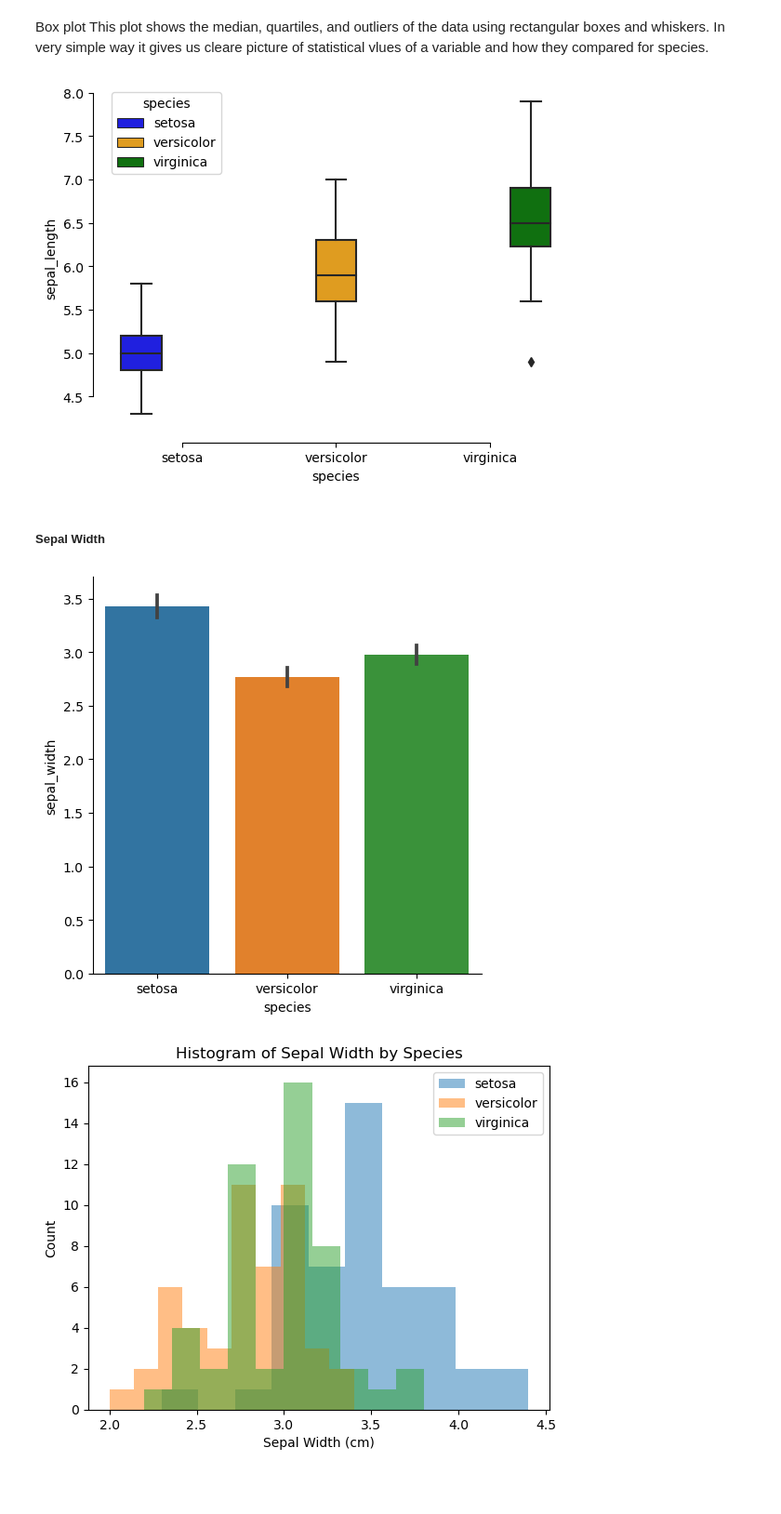
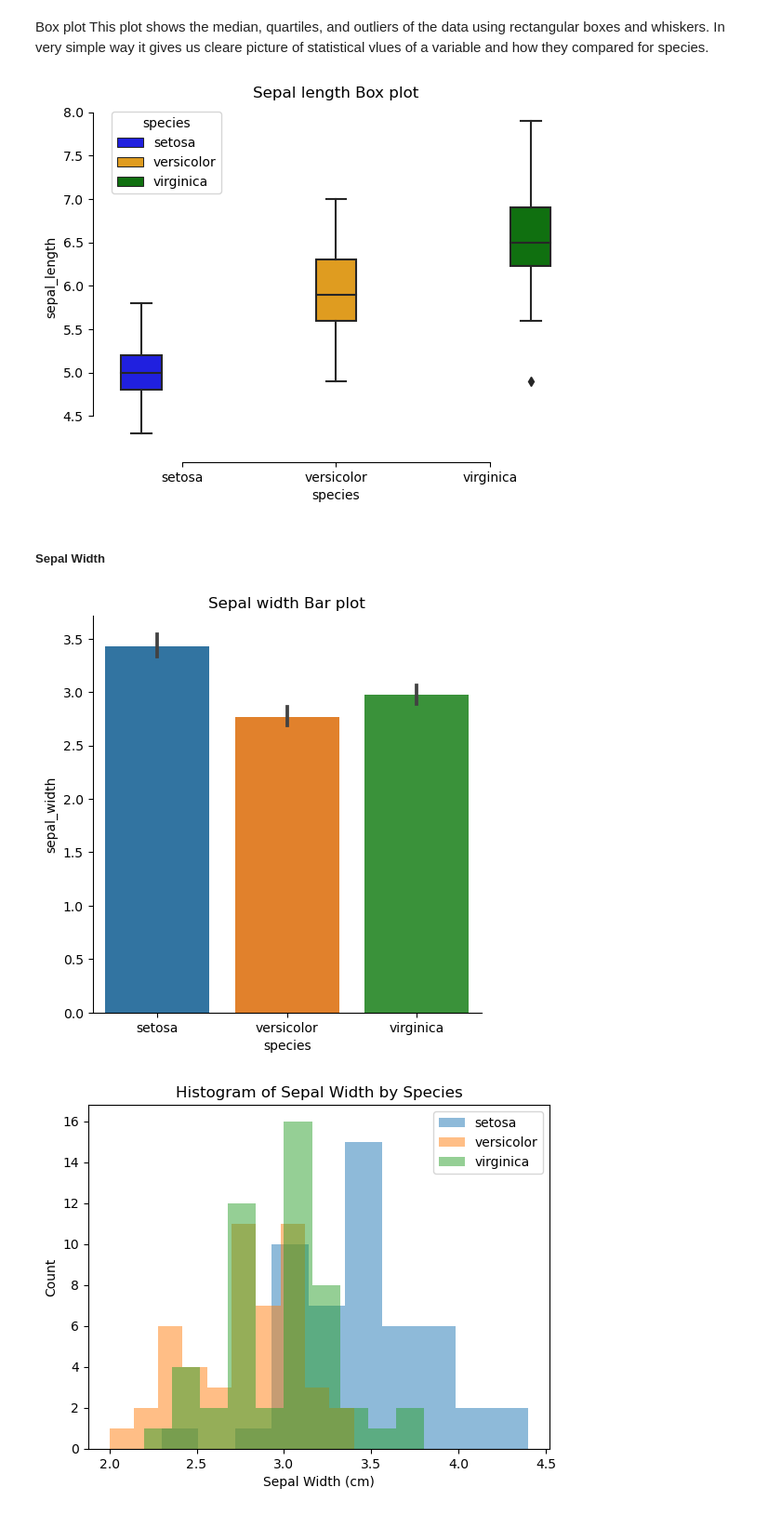
Before and after one commit to OlgaKnut/fundamentals-of-data-analysis-project, a Jupyter notebook: project.ipynb, the cells around one changed output. Shown at 93% size. Saved outputs shown, nothing was run; the diff lists cells and outputs as text; code cells hidden in the pictures; blank space fills up the shorter version.

Commit message:
titles

```diff
--- a/project.ipynb
+++ b/project.ipynb
@@ -193,18 +207,18 @@ Box plot This plot shows the median, quartiles, and outliers of the data using r
 # %%
 sns.boxplot(x="species", y="sepal_length",
             hue="species", palette=["blue", "orange", "green"],
-            data=iris_df)
+            data=iris_df).set(title="Sepal length Box plot")
 sns.despine(offset=10, trim=True)
 plt.show()
 # %% [output]
-[figure, old version]
+[figure, new version]
 # %% [markdown]
 ##### **Sepal Width**
 # %%
-sns.catplot(data=iris_df, x="species", y="sepal_width", kind="bar")
+sns.catplot(data=iris_df, x="species", y="sepal_width", kind="bar").set(title="Sepal width Bar plot")
 plt.show()
 # %% [output]
-[figure, old version]
+[figure, new version]
 # %%
 for species in iris_df['species'].unique():
     subset = iris_df[iris_df['species'] == species]
```
Also changed, not shown: parts of 8 cells of this notebook.
